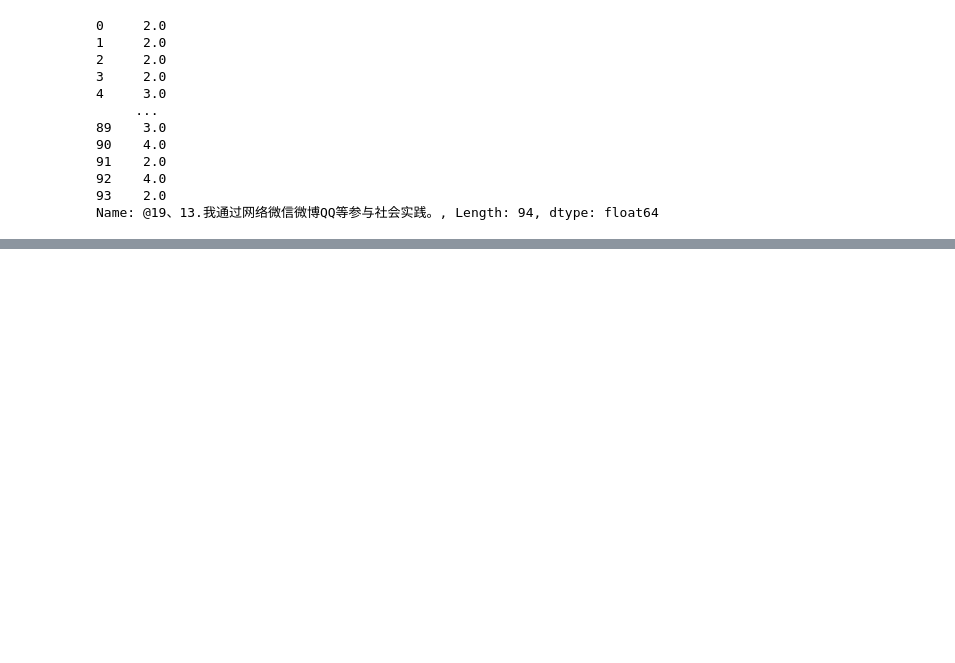
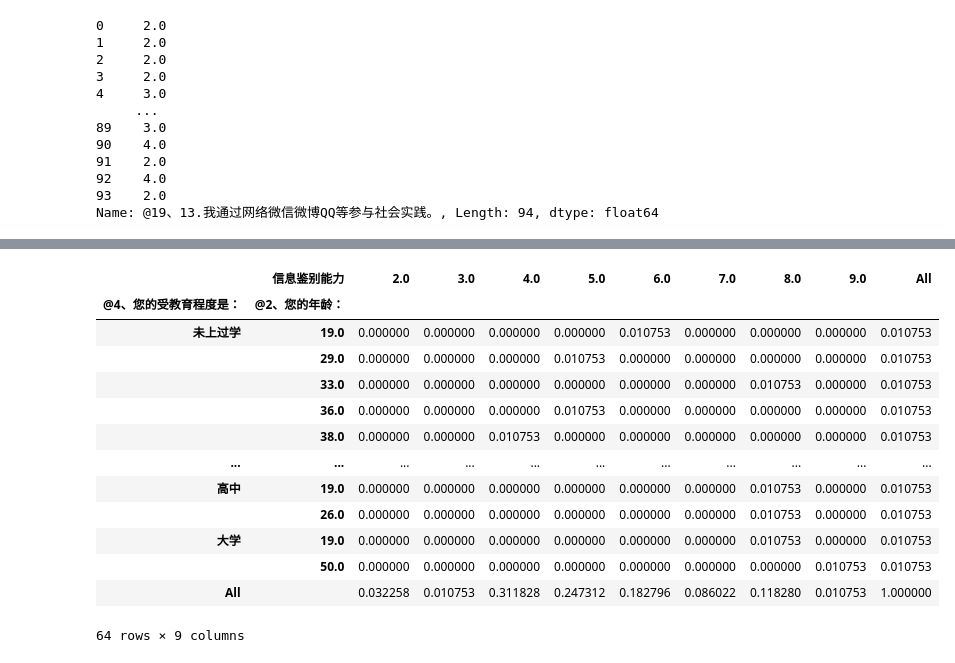
Before and after one commit to zyj031214/zqlwx, a Jupyter notebook: 18-期末作业.ipynb, the cells around one changed output, grey strips where cells are left out. Saved outputs shown, nothing was run; the diff lists cells and outputs as text; code cells hidden in the pictures; blank space fills up the shorter version.

```diff
--- a/18-期末作业.ipynb
+++ b/18-期末作业.ipynb
@@ -81,0 +159,22 @@ Name: @19、13.我通过网络微信微博QQ等参与社会实践。, Length: 94
+# %%
+# 创建民族、年级和政治面貌的交互表
+cross_tab = pd.crosstab(index=[数据表['@4、您的受教育程度是：'], 数据表['@2、您的年龄：']],
+                        columns=数据表['信息鉴别能力'],
+                        margins=True, normalize=True)  # All 行和列的总和
+
+cross_tab
+# %% [output]
+|  | 信息鉴别能力 | 2.0 | 3.0 | 4.0 | 5.0 | 6.0 | 7.0 | 8.0 | 9.0 | All |
+| @4、您的受教育程度是： | @2、您的年龄： |  |  |  |  |  |  |  |  |  |
+| 未上过学 | 19.0 | 0.000000 | 0.000000 | 0.000000 | 0.000000 | 0.010753 | 0.000000 | 0.000000 | 0.000000 | 0.010753 |
+|  | 29.0 | 0.000000 | 0.000000 | 0.000000 | 0.010753 | 0.000000 | 0.000000 | 0.000000 | 0.000000 | 0.010753 |
+|  | 33.0 | 0.000000 | 0.000000 | 0.000000 | 0.000000 | 0.000000 | 0.000000 | 0.010753 | 0.000000 | 0.010753 |
+|  | 36.0 | 0.000000 | 0.000000 | 0.000000 | 0.010753 | 0.000000 | 0.000000 | 0.000000 | 0.000000 | 0.010753 |
+|  | 38.0 | 0.000000 | 0.000000 | 0.010753 | 0.000000 | 0.000000 | 0.000000 | 0.000000 | 0.000000 | 0.010753 |
+| ... | ... | ... | ... | ... | ... | ... | ... | ... | ... | ... |
+| 高中 | 19.0 | 0.000000 | 0.000000 | 0.000000 | 0.000000 | 0.000000 | 0.000000 | 0.010753 | 0.000000 | 0.010753 |
+|  | 26.0 | 0.000000 | 0.000000 | 0.000000 | 0.000000 | 0.000000 | 0.000000 | 0.010753 | 0.000000 | 0.010753 |
+| 大学 | 19.0 | 0.000000 | 0.000000 | 0.000000 | 0.000000 | 0.000000 | 0.000000 | 0.010753 | 0.000000 | 0.010753 |
+|  | 50.0 | 0.000000 | 0.000000 | 0.000000 | 0.000000 | 0.000000 | 0.000000 | 0.000000 | 0.010753 | 0.010753 |
+| All |  | 0.032258 | 0.010753 | 0.311828 | 0.247312 | 0.182796 | 0.086022 | 0.118280 | 0.010753 | 1.000000 |
+64 rows × 9 columns
```
Also changed, not shown: parts of 14 cells of this notebook, 1 other file.
